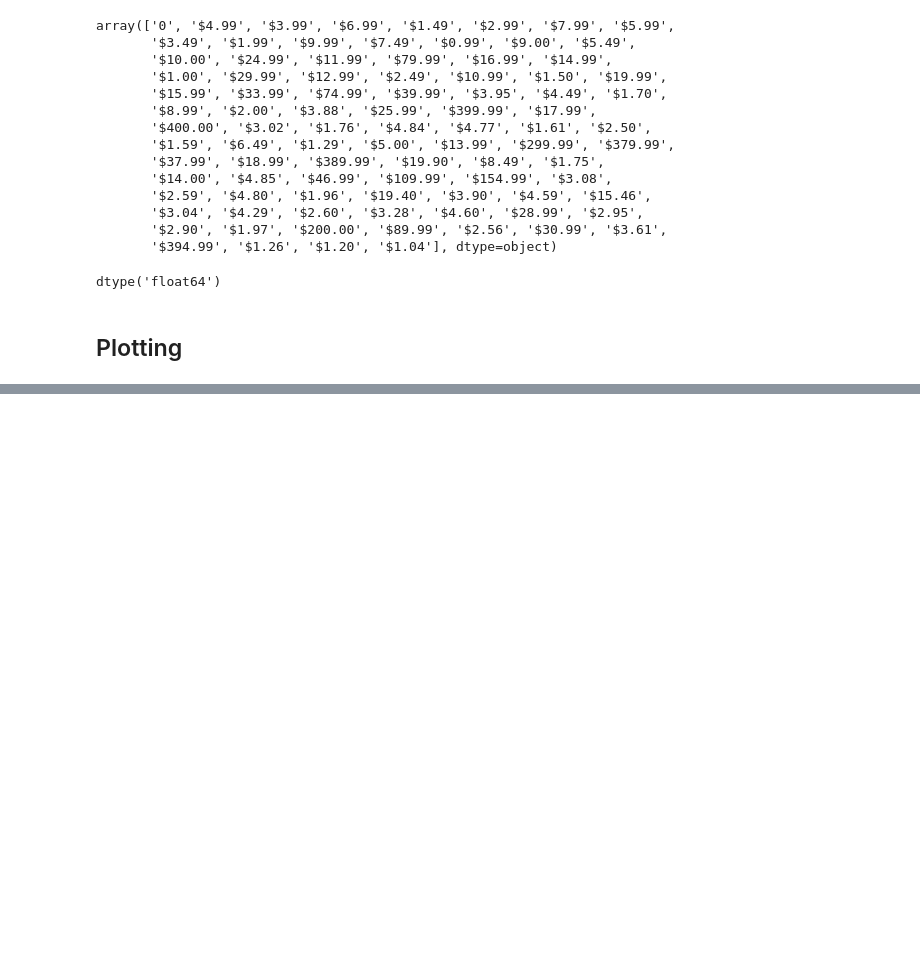
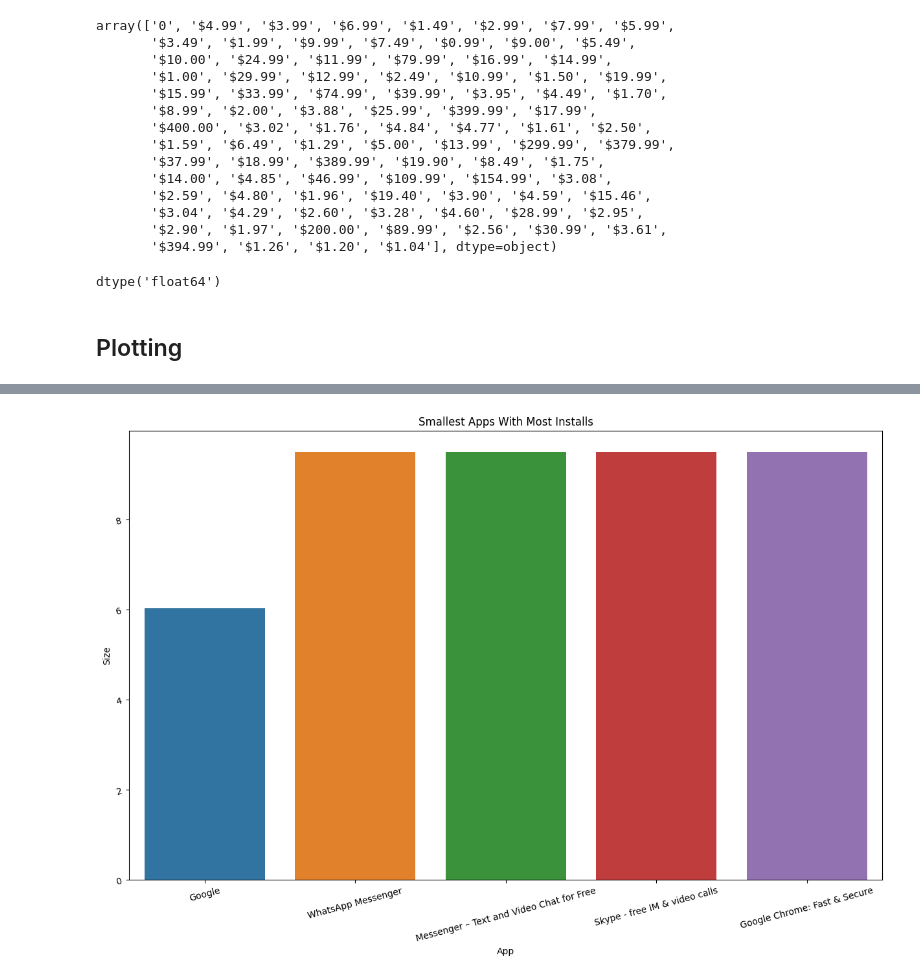
Before and after one commit to CKORKMAZZ/Team_Project_Develhope, a Jupyter notebook: week_9_plotting/code.ipynb, the cells around one changed output, grey strips where cells are left out. Cells and saved outputs as stored; diff of their text form; code cells hidden in the pictures; blank space fills up the shorter version.

```diff
--- a/week_9_plotting/code.ipynb
+++ b/week_9_plotting/code.ipynb
@@ -182,6 +182,8 @@ df['Size'] = df.Size.str.replace("M","000")
 df['Size'] = df.Size.str.replace("k","")
 df['Size'] = df.Size.replace("1,000+",1000)
 df['Size'] = df['Size'].astype(float)
+df["Size"] = df["Size"].fillna(df.groupby("Category")["Size"].transform("mean"))
+df["Size"] = df["Size"].apply(lambda x: x / 1024).apply(lambda x: round(x, 3))
 df['Size'].dtype
 # %% [output]
 dtype('float64')
@@ -213,3 +215,10 @@ df = df.drop_duplicates(subset="App")
 df.to_csv("googleplaystore_v1.csv")
 # %% [markdown]
 ## Plotting
+# %%
+# 1- Display a table and a chart for the top 5 download apps with smallest size and highest downloading number
+
+sorted_by_installs = df.sort_values(by = "Installs", ascending = False)
+sorted_by_installs = sorted_by_installs.drop_duplicates(subset="App").head(20)
+sorted_by_installs = sorted_by_installs.sort_values(by = "Size").head()
+sorted_by_installs
@@ -215,0 +232,12 @@ df.to_csv("googleplaystore_v1.csv")
+# %%
+name_of_the_apps = sorted_by_installs['App']
+number_of_installs = sorted_by_installs['Installs']
+app_size = sorted_by_installs["Size"]
+
+plt.figure(figsize=(15,9))
+sns.barplot(x = name_of_the_apps, y = app_size, data = sorted_by_installs)
+plt.tick_params(rotation=15)
+plt.title("Smallest Apps With Most Installs")
+plt.show()
+# %% [output]
+[figure, added]
```
Also changed, not shown: parts of 1 cell of this notebook, 1 other file.
